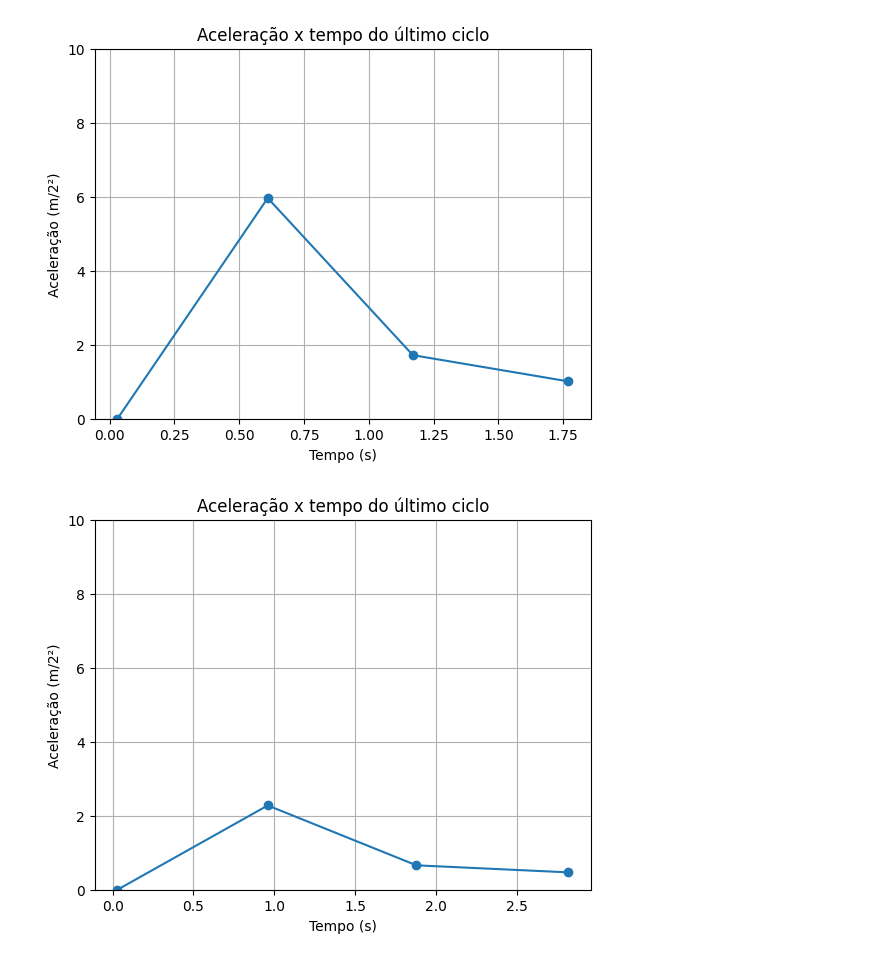
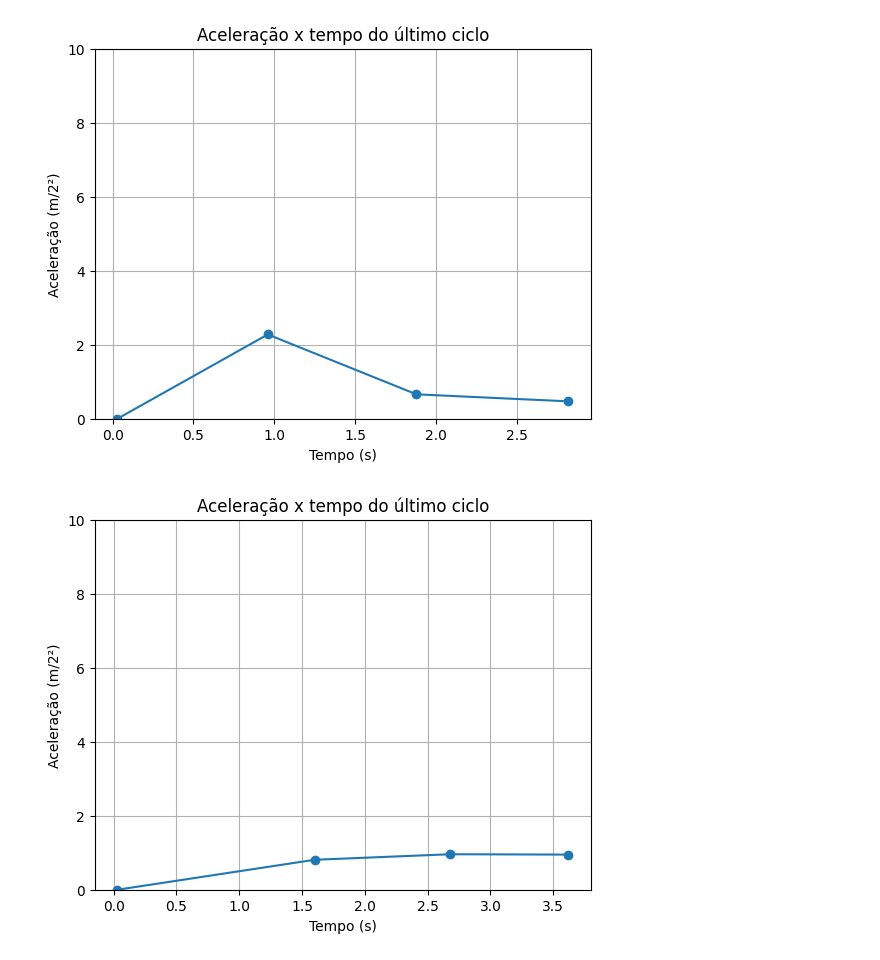
Before and after one commit to 55Hian/Projeto-integrador-4-semestre, a Jupyter notebook: console.ipynb, the cells around one changed output. Saved outputs shown, nothing was run; the diff lists cells and outputs as text; code cells hidden in the pictures.

```diff
--- a/console.ipynb
+++ b/console.ipynb
@@ -12,7 +12,7 @@ tabela = pd.read_csv("https://docs.google.com/spreadsheets/d/e/2PACX-1vQ6kSZFFAF
 distanciaSensores = [0, 2, 4.5, 7.5]
 
 # Obtendo o último ciclo de tempo, velocidade e aceleração
-linhasTabela = len(tabela) - 3
+linhasTabela = len(tabela) - 2
 ultimoCicloTempo = tabela.loc[linhasTabela, ["tempoSensor1", "tempoSensor2", "tempoSensor3", "tempoSensor4"]]
 ultimoCicloVelocidade = tabela.loc[linhasTabela, ["velocidadeSensor1", "velocidadeSensor2", "velocidadeSensor3", "velocidadeSensor4"]]
 ultimoCicloAceleração = tabela.loc[linhasTabela, ["aceleracaoSensor1", "aceleracaoSensor2", "aceleracaoSensor3", "aceleracaoSensor4"]]
@@ -21,7 +21,7 @@ ultimoCicloAceleração = tabela.loc[linhasTabela, ["aceleracaoSensor1", "aceler
 tabela2 = pd.read_csv("https://docs.google.com/spreadsheets/d/e/2PACX-1vQ6kSZFFAFOmYCWc4oo2MgRmykG67g9W39rGsDJHnPdUCjXrVXRtN9Opt1JiViyXbBpmGqn3ACT3Noj/pub?gid=0&single=true&output=csv", sep=",")
 
 # Obtendo o último ciclo de tempo, velocidade e aceleração
-linhasTabela2 = len(tabela2) - 2
+linhasTabela2 = len(tabela2) - 4
 ultimoCicloTempo2 = tabela.loc[linhasTabela2, ["tempoSensor1", "tempoSensor2", "tempoSensor3", "tempoSensor4"]]
 ultimoCicloVelocidade2 = tabela.loc[linhasTabela2, ["velocidadeSensor1", "velocidadeSensor2", "velocidadeSensor3", "velocidadeSensor4"]]
 ultimoCicloAceleração2 = tabela.loc[linhasTabela2, ["aceleracaoSensor1", "aceleracaoSensor2", "aceleracaoSensor3", "aceleracaoSensor4"]]
@@ -109,2 +109,2 @@ plt.show()
-[figure, old version]
+[figure, new version]
-[figure, old version]
+[figure, new version]
```
Also changed, not shown: parts of 1 cell of this notebook, 8 other files.
